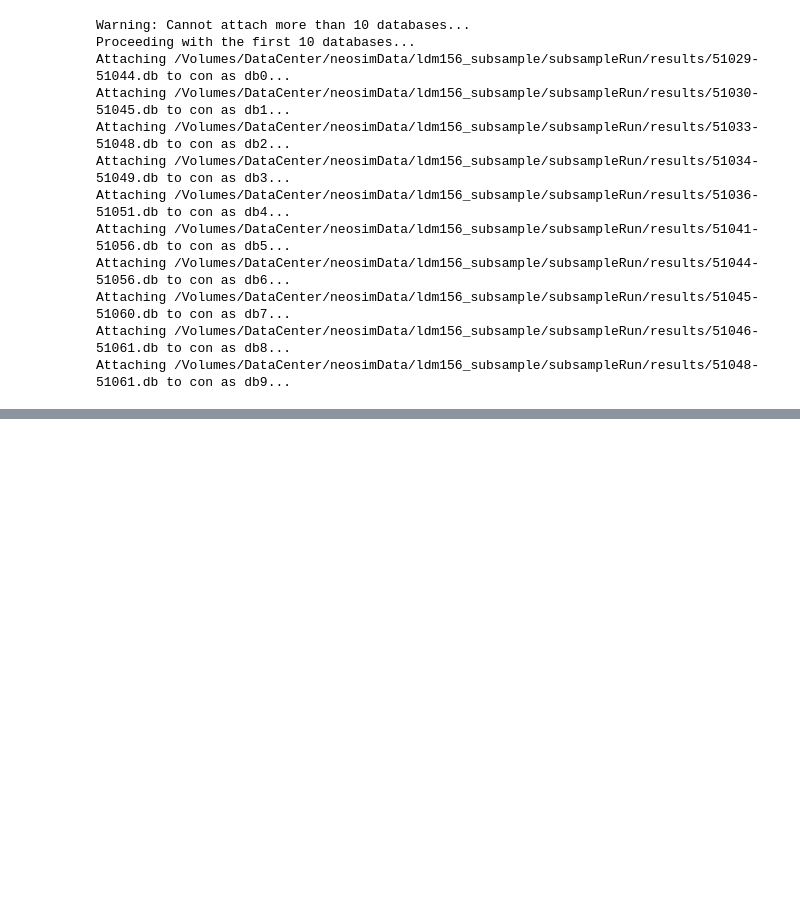
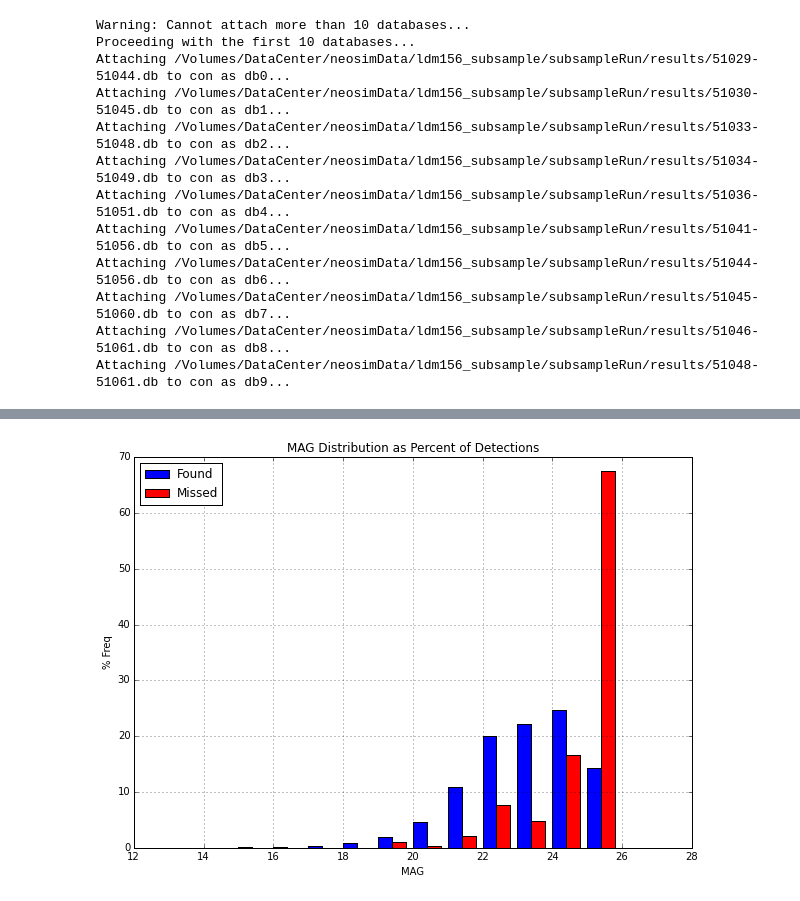
Before and after one commit to moeyensj/NEOsim, a Jupyter notebook: notebooks/subsampleAnalysis.ipynb, the cells around one changed output, grey strips where cells are left out. Cells and saved outputs as stored; diff of their text form; code cells hidden in the pictures; blank space fills up the shorter version.

```diff
--- a/notebooks/subsampleAnalysis.ipynb
+++ b/notebooks/subsampleAnalysis.ipynb
@@ -193,0 +234,17 @@ Attaching /Volumes/DataCenter/neosimData/ldm156_subsample/subsampleRun/results/5
+# %%
+hist, bin_edges = np.histogram(found_objects_detections["mag"].values, bins=np.linspace(12,26,15))
+hist2, bins = np.histogram(missed_objects_detections["mag"].values, bins=bin_edges)
+width = 0.4
+
+fig, ax = plt.subplots(1,1)
+fig.set_size_inches(10,7)
+ax.bar(bin_edges[1:], hist/float(len(found_objects_detections))*100.0, width, label="Found")
+ax.bar(bin_edges[1:] + width, hist2/float(len(missed_objects_detections))*100.0, width, color="r", label="Missed")
+#ax.set_xticks(bin_edges[1:]);
+ax.legend(loc="upper left");
+ax.grid();
+ax.set_title("MAG Distribution as Percent of Detections");
+ax.set_xlabel("MAG");
+ax.set_ylabel("% Freq");
+# %% [output]
+[figure, added]
```
Also changed, not shown: parts of 3 cells of this notebook, 6 other files.
